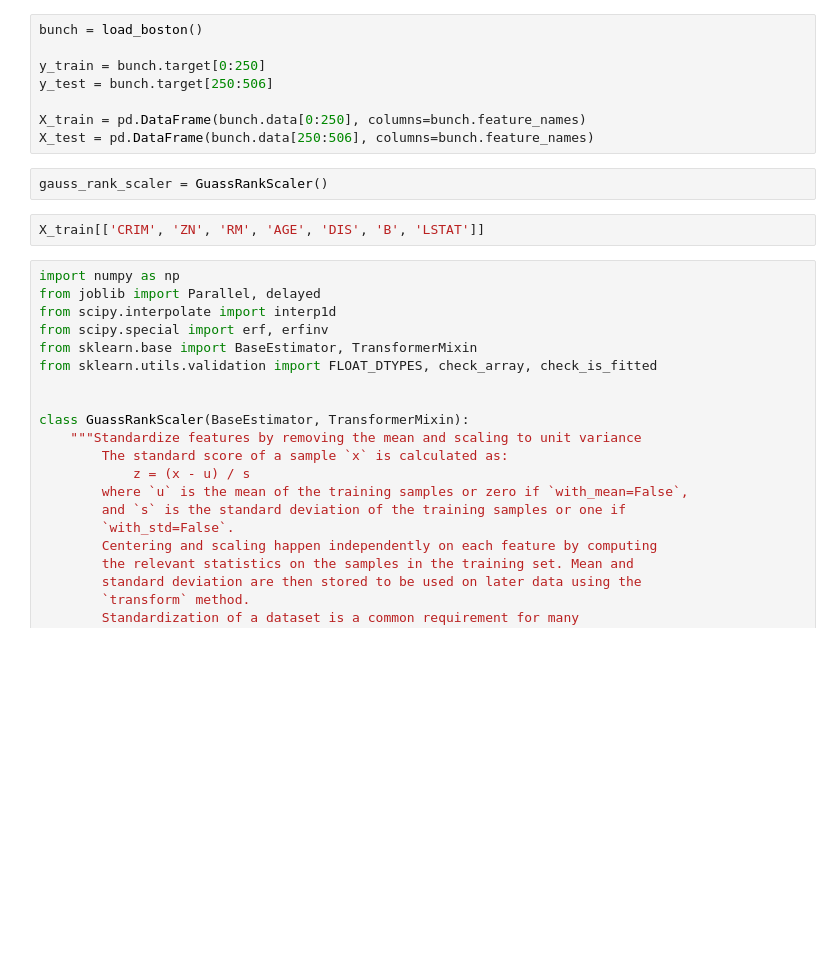
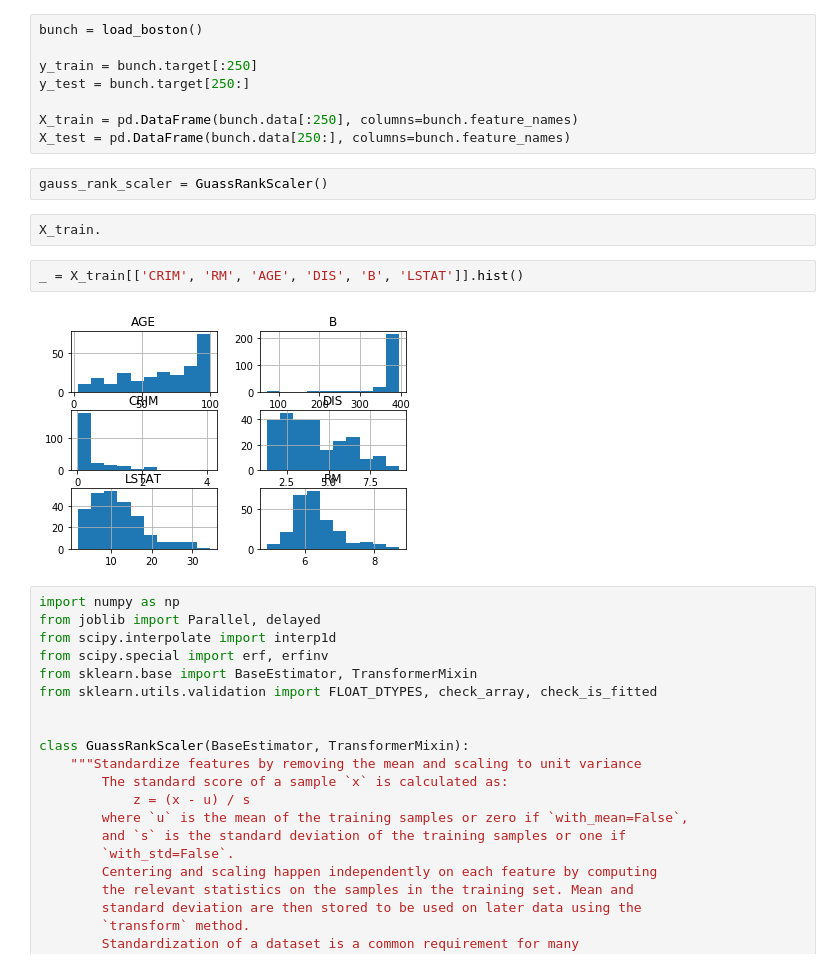
Before and after one commit to aldente0630/gauss-rank-scaler, a Jupyter notebook: tutorial.ipynb, the cells around one changed output. Cells and saved outputs as stored; diff of their text form; blank space fills up the shorter version.

```diff
--- a/tutorial.ipynb
+++ b/tutorial.ipynb
@@ -7,15 +6,19 @@ from sklearn.datasets import load_boston
 # %%
 bunch = load_boston()
 
-y_train = bunch.target[0:250]
-y_test = bunch.target[250:506]
+y_train = bunch.target[:250]
+y_test = bunch.target[250:]
 
-X_train = pd.DataFrame(bunch.data[0:250], columns=bunch.feature_names)
-X_test = pd.DataFrame(bunch.data[250:506], columns=bunch.feature_names)
+X_train = pd.DataFrame(bunch.data[:250], columns=bunch.feature_names)
+X_test = pd.DataFrame(bunch.data[250:], columns=bunch.feature_names)
 # %%
 gauss_rank_scaler = GuassRankScaler()
+# %%
+X_train.
 # %%
-X_train[['CRIM', 'ZN', 'RM', 'AGE', 'DIS', 'B', 'LSTAT']]
+_ = X_train[['CRIM', 'RM', 'AGE', 'DIS', 'B', 'LSTAT']].hist()
+# %% [output]
+[figure, added]
 # %%
 import numpy as np
 from joblib import Parallel, delayed
```
Also changed, not shown: parts of 1 cell of this notebook, 1 other file.
